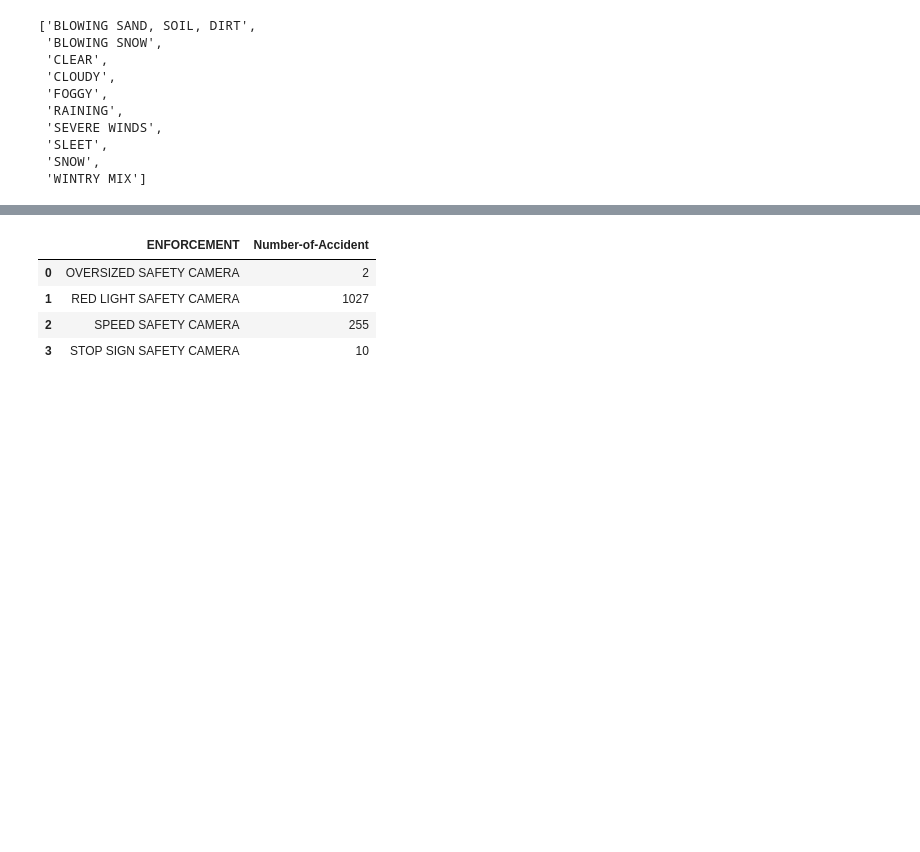
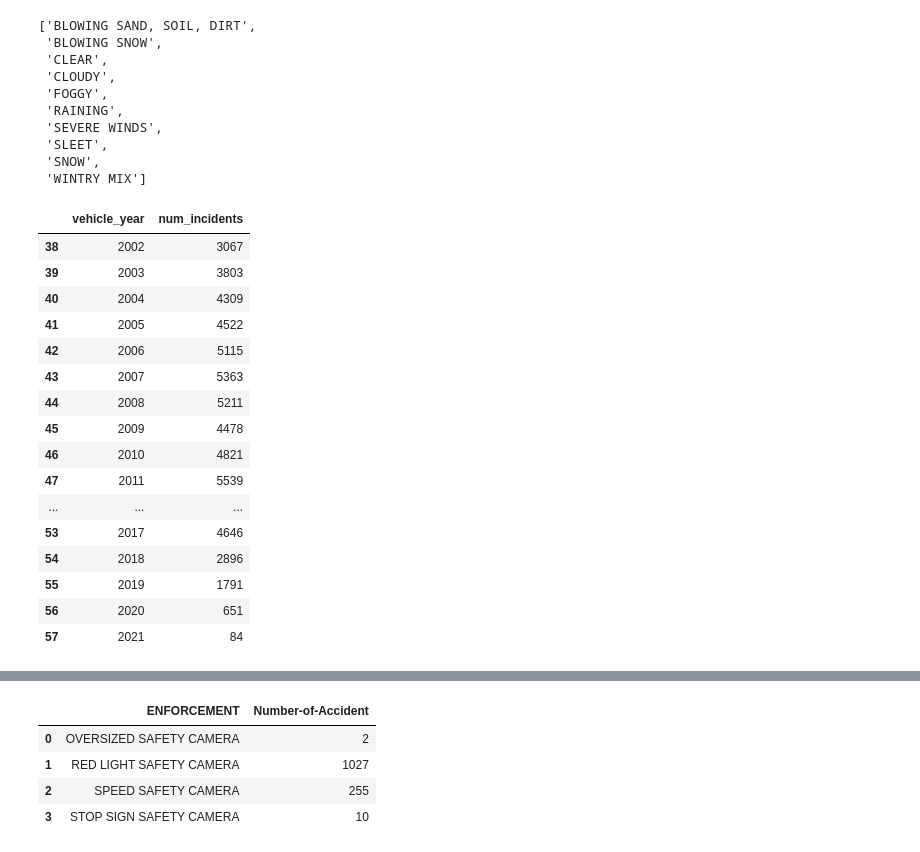
Before and after one commit to terrydiko/INST447Project, a Jupyter notebook: join.ipynb, the cells around one changed output, grey strips where cells are left out. Drawn from its saved outputs; the diff is of its cells as text; code cells hidden in the pictures; blank space fills up the shorter version.

```diff
--- a/join.ipynb
+++ b/join.ipynb
@@ -113,0 +111,27 @@ sorted(merge_data["weather"].unique())
+# %%
+# Vehicle Year
+year = merge_data[["report_number", "vehicle_year"]]
+year = year.groupby("vehicle_year").count().reset_index()
+year.columns = ["vehicle_year", "num_incidents"]
+year = year.sort_values(by="vehicle_year", ascending=False)
+year = year.head(20).sort_values(by="vehicle_year")
+year["vehicle_year"] = year["vehicle_year"].apply(lambda x : str(x))
+year
+# %% [output]
+|  | vehicle_year | num_incidents |
+| 38 | 2002 | 3067 |
+| 39 | 2003 | 3803 |
+| 40 | 2004 | 4309 |
+| 41 | 2005 | 4522 |
+| 42 | 2006 | 5115 |
+| 43 | 2007 | 5363 |
+| 44 | 2008 | 5211 |
+| 45 | 2009 | 4478 |
+| 46 | 2010 | 4821 |
+| 47 | 2011 | 5539 |
+| ... | ... | ... |
+| 53 | 2017 | 4646 |
+| 54 | 2018 | 2896 |
+| 55 | 2019 | 1791 |
+| 56 | 2020 | 651 |
+| 57 | 2021 | 84 |
```
Also changed, not shown: parts of 10 cells of this notebook.
